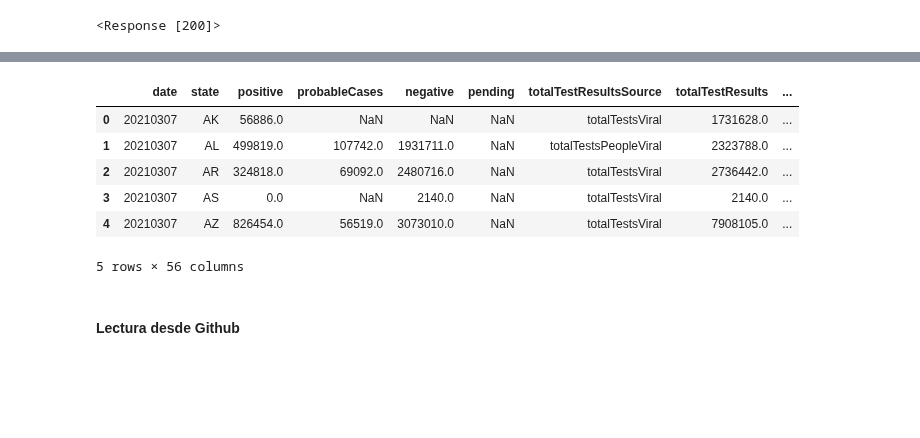
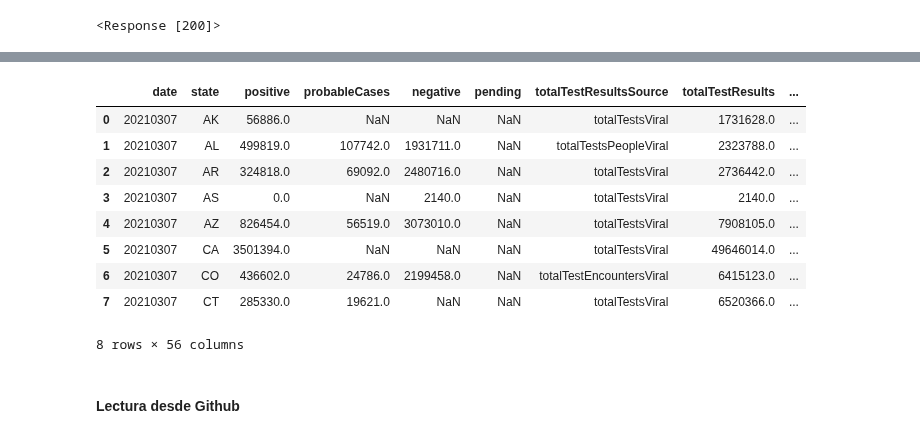
Before and after one commit to NicolasCaminos/Python, a Jupyter notebook: Data_Science_Tutorials/Python.ipynb, the cells around one changed output, grey strips where cells are left out. Saved outputs shown, nothing was run; the diff lists cells and outputs as text; code cells hidden in the pictures; blank space fills up the shorter version.

```diff
--- a/Data_Science_Tutorials/Python.ipynb
+++ b/Data_Science_Tutorials/Python.ipynb
@@ -1780,6 +1780,5 @@ else:
 #Vemos datos de la API
 print(len(response.text))
 texto=response.text
-json.loads(texto)
 # %% [output]
 29061568
@@ -1803,16 +1785,19 @@ json.loads(texto)
 # %%
 # Presentamos los datos en una tabla
 jsondata=json.loads(texto)
 df2=pd.DataFrame.from_dict(jsondata)
-df2.head(5)
+df2.head(8)
 # %% [output]
 |  | date | state | positive | probableCases | negative | pending | totalTestResultsSource | totalTestResults | ... |
 | 0 | 20210307 | AK | 56886.0 | NaN | NaN | NaN | totalTestsViral | 1731628.0 | ... |
 | 1 | 20210307 | AL | 499819.0 | 107742.0 | 1931711.0 | NaN | totalTestsPeopleViral | 2323788.0 | ... |
 | 2 | 20210307 | AR | 324818.0 | 69092.0 | 2480716.0 | NaN | totalTestsViral | 2736442.0 | ... |
 | 3 | 20210307 | AS | 0.0 | NaN | 2140.0 | NaN | totalTestsViral | 2140.0 | ... |
 | 4 | 20210307 | AZ | 826454.0 | 56519.0 | 3073010.0 | NaN | totalTestsViral | 7908105.0 | ... |
+| 5 | 20210307 | CA | 3501394.0 | NaN | NaN | NaN | totalTestsViral | 49646014.0 | ... |
+| 6 | 20210307 | CO | 436602.0 | 24786.0 | 2199458.0 | NaN | totalTestEncountersViral | 6415123.0 | ... |
+| 7 | 20210307 | CT | 285330.0 | 19621.0 | NaN | NaN | totalTestsViral | 6520366.0 | ... |
-5 rows × 56 columns
+8 rows × 56 columns
 # %% [markdown]
 #### Lectura desde Github
 # %%
```
Also changed, not shown: parts of 1 cell of this notebook.
